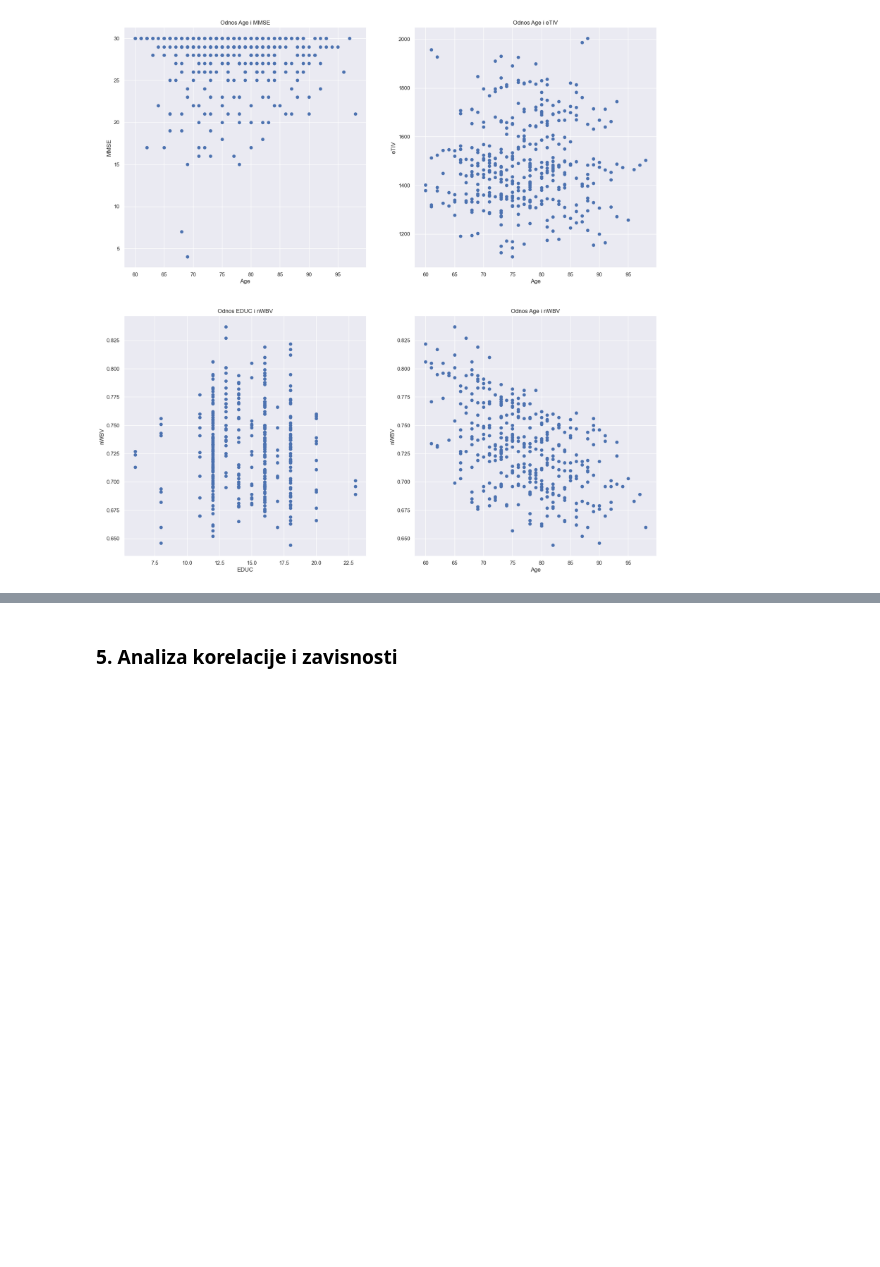
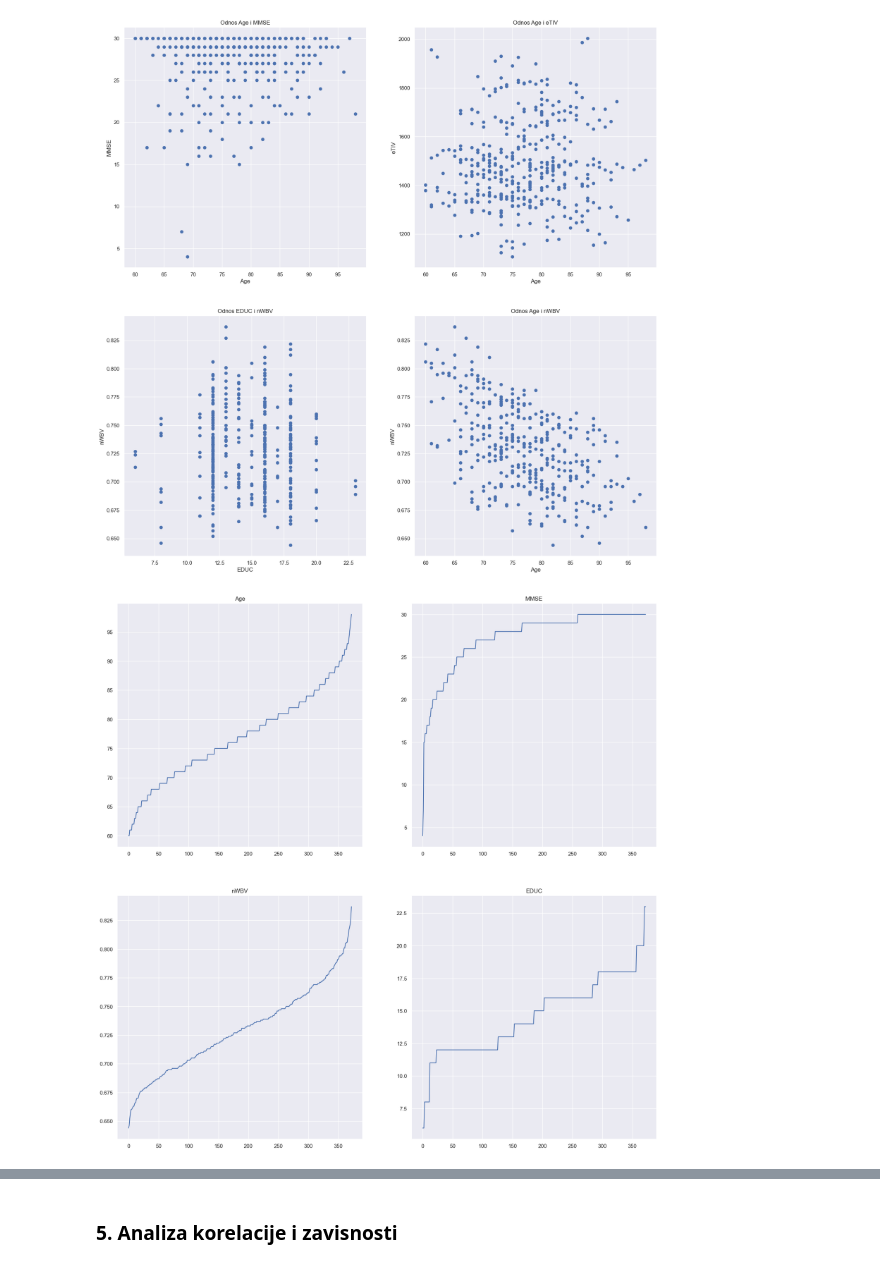
Before and after one commit to zveronika/UUZOP-projekt, a Jupyter notebook: UUZOP-Veronika_Žunar.ipynb, the cells around one changed output, grey strips where cells are left out. Drawn from its saved outputs; the diff is of its cells as text; code cells hidden in the pictures; blank space fills up the shorter version.

```diff
--- a/UUZOP-Veronika_Žunar.ipynb
+++ b/UUZOP-Veronika_Žunar.ipynb
@@ -294,3 +295,30 @@ plt.title('Odnos Age i nWBV')
 plt.show()
 # %% [output]
 [figure]
+# %%
+plt.figure(figsize=(20,20))
+
+sorted_age = df_copy.sort_values(by=['Age'])['Age'].values
+plt.subplot(2,2,1)
+plt.plot(sorted_age)
+plt.title('Age')
+
+sorted_mmse = df_copy.sort_values(by=['MMSE'])['MMSE'].values
+plt.subplot(2,2,2)
+plt.plot(sorted_mmse)
+plt.title('MMSE')
+
+sorted_nwbv = df_copy.sort_values(by=['nWBV'])['nWBV'].values
+plt.subplot(2,2,3)
+plt.plot(sorted_nwbv)
+plt.title('nWBV')
+
+sorted_educ = df_copy.sort_values(by=['EDUC'])['EDUC'].values
+plt.subplot(2,2,4)
+plt.plot(sorted_educ)
+plt.title('EDUC')
+
+
+plt.show()
+# %% [output]
+[figure, added]
```
Also changed, not shown: parts of 5 cells of this notebook.
